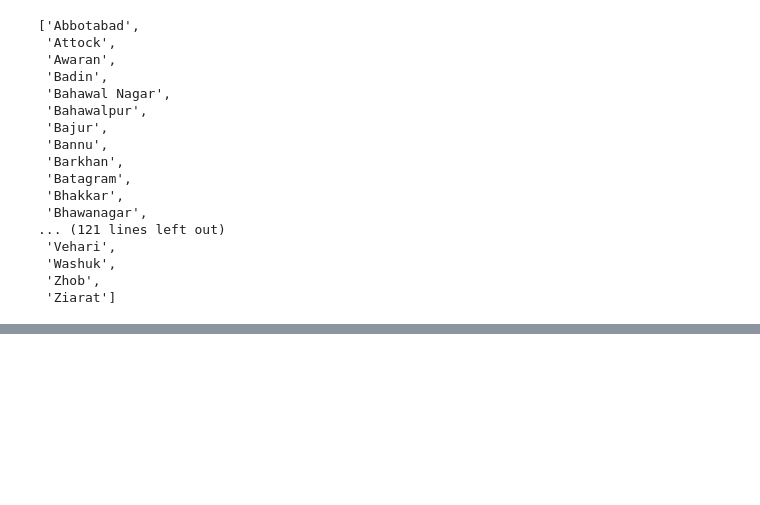
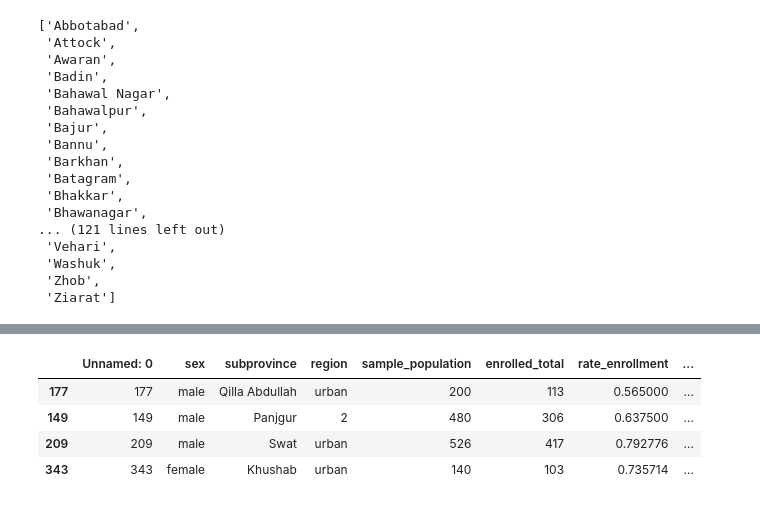
Before and after one commit to preetkhowaja/taliban_impact_pakistan, a Jupyter notebook: 20_analysis/big_merge.ipynb, the cells around one changed output, grey strips where cells are left out. Saved outputs shown, nothing was run; the diff lists cells and outputs as text; code cells hidden in the pictures; blank space fills up the shorter version.

```diff
--- a/20_analysis/big_merge.ipynb
+++ b/20_analysis/big_merge.ipynb
@@ -297,0 +278,10 @@ df.loc[df['year']==2007]
+# %%
+df_clean = df.dropna(axis=0).copy()
+# %%
+df_clean.sample(4)
+# %% [output]
+|  | Unnamed: 0 | sex | subprovince | region | sample_population | enrolled_total | rate_enrollment | ... |
+| 177 | 177 | male | Qilla Abdullah | urban | 200 | 113 | 0.565000 | ... |
+| 149 | 149 | male | Panjgur | 2 | 480 | 306 | 0.637500 | ... |
+| 209 | 209 | male | Swat | urban | 526 | 417 | 0.792776 | ... |
+| 343 | 343 | female | Khushab | urban | 140 | 103 | 0.735714 | ... |
```
Also changed, not shown: parts of 3 cells of this notebook, 1 other file.
